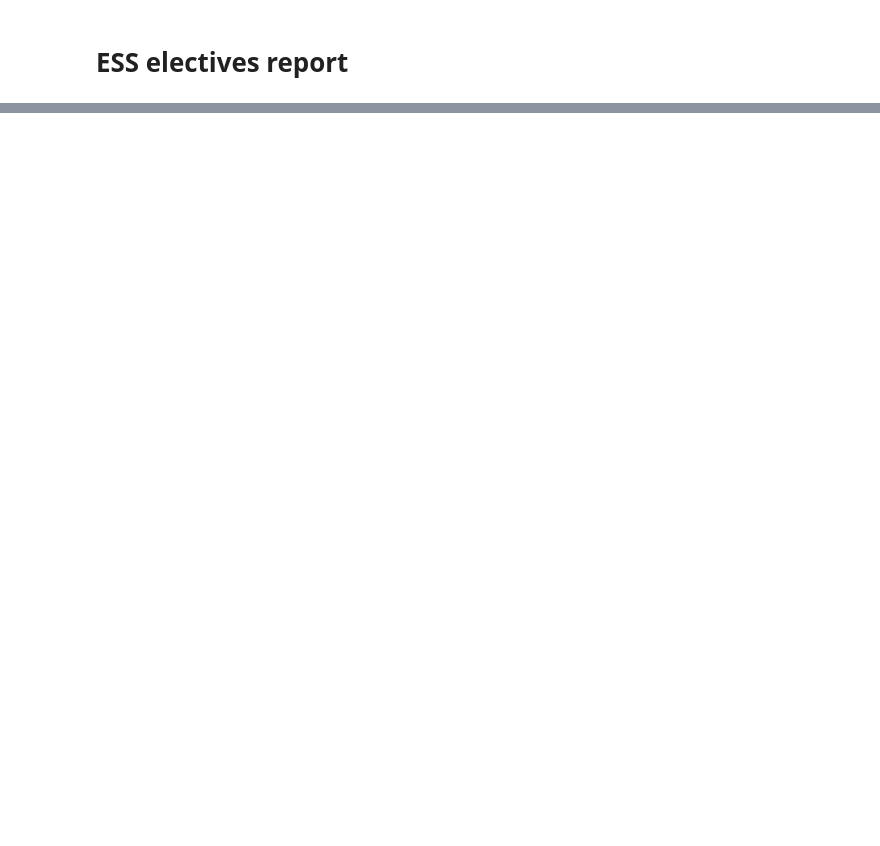
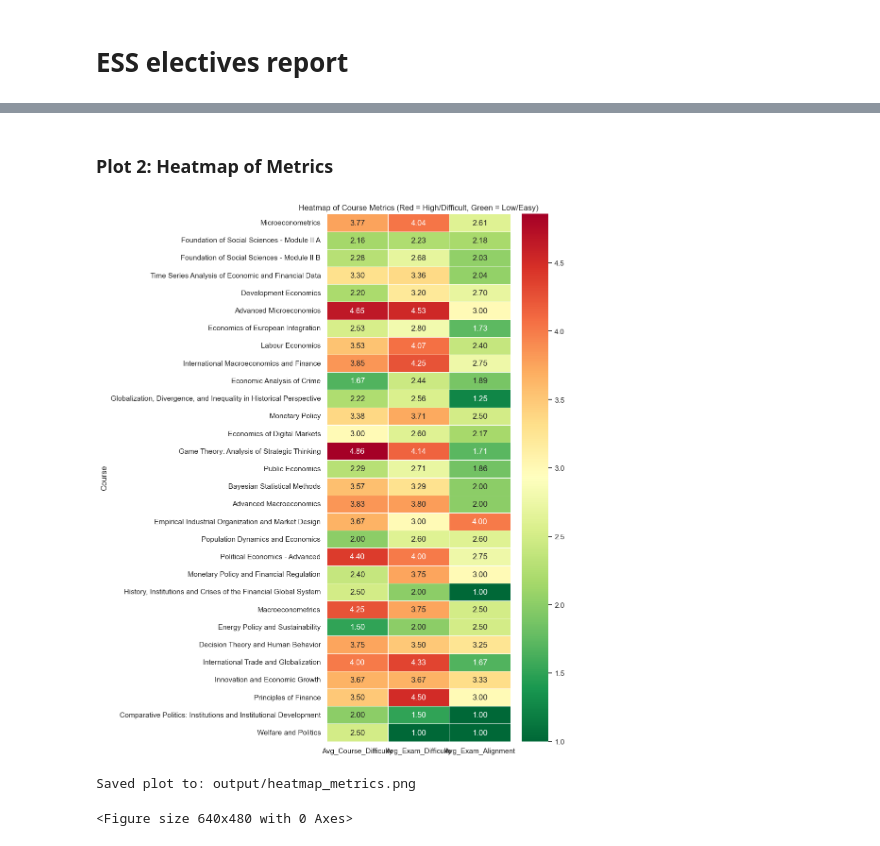
Before and after one commit to stfgrz/ess-electives_report, a Jupyter notebook: report.ipynb, the cells around one changed output, grey strips where cells are left out. Cells and saved outputs as stored; diff of their text form; code cells hidden in the pictures; blank space fills up the shorter version.

```diff
--- a/report.ipynb
+++ b/report.ipynb
@@ -68,0 +170,24 @@ summary.head()
+# %%
+# Calculate Summary Statistics
+summary = long_df.groupby('Course').agg(
+    Responses=('RespondentId', 'count'),
+    Avg_Course_Difficulty=('Course Difficulty', 'mean'),
+    Avg_Exam_Difficulty=('Exam Difficulty', 'mean'),
+    Avg_Exam_Alignment=('Exam Alignment', 'mean'),
+    Enrol_Again_Rate=('Enrol Again', 'mean')
+).reset_index().sort_values('Responses', ascending=False)
+
+# Sort by popularity
+summary = summary.sort_values('Responses', ascending=False)
+
+# Display Summary
+print(summary.round(2).to_markdown(index=False))
+
+# --- PLOTTING ---
+sns.set(style="whitegrid")
+
+# --- SAVE DATA ---
+# Construct the path: output/summary_table.csv
+csv_path = os.path.join(OUTPUT_DIR, 'summary_table.csv')
+summary.to_csv(csv_path, index=False)
+print(f"Saved summary to: {csv_path}")
@@ -68,0 +240,19 @@ summary.head()
+# %% [markdown]
+### Plot 2: Heatmap of Metrics
+# %%
+plt.figure(figsize=(10, 12))
+heatmap_data = summary.set_index('Course')[['Avg_Course_Difficulty', 'Avg_Exam_Difficulty', 'Avg_Exam_Alignment']]
+sns.heatmap(heatmap_data, annot=True, cmap='RdYlGn_r', fmt='.2f', linewidths=.5)
+plt.title('Heatmap of Course Metrics (Red = High/Difficult, Green = Low/Easy)')
+plt.tight_layout()
+plt.show()
+
+# Save Plot 2
+plot2_path = os.path.join(OUTPUT_DIR, 'heatmap_metrics.png')
+plt.savefig(plot2_path)
+print(f"Saved plot to: {plot2_path}")
+plt.show()
+# %% [output]
+[figure, added]
+Saved plot to: output/heatmap_metrics.png
+<Figure size 640x480 with 0 Axes>
```
Also changed, not shown: parts of 17 cells of this notebook, 12 other files.
